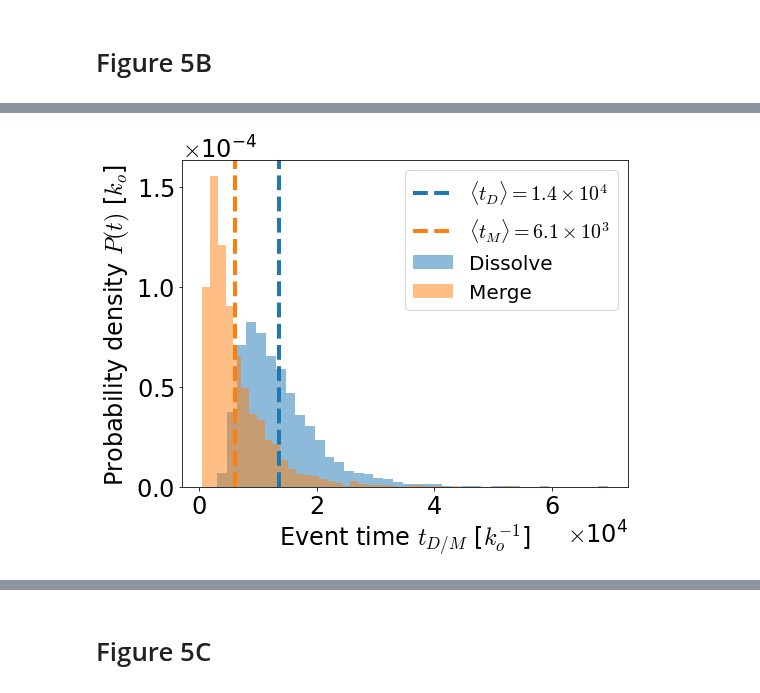
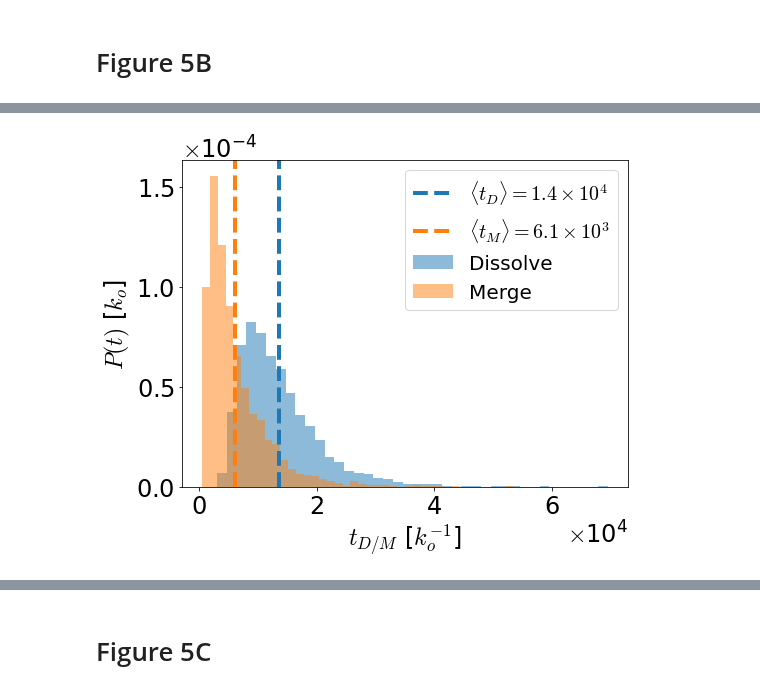
Before and after one commit to palladio11/aLENS_analysis, a Jupyter notebook: notebooks/chromatin_notebooks/Dyn_cond_figs/Figure5.ipynb, the cells around one changed output, grey strips where cells are left out. Cells and saved outputs as stored; diff of their text form; code cells hidden in the pictures.

```diff
--- a/notebooks/chromatin_notebooks/Dyn_cond_figs/Figure5.ipynb
+++ b/notebooks/chromatin_notebooks/Dyn_cond_figs/Figure5.ipynb
@@ -154,8 +157,8 @@ with h5py.File(data_path, 'r+') as h5_data:
                      label='Merge',alpha=.5)
     _ = axarr.axvline(merge_times.mean(), color='tab:orange', linewidth=4, linestyle='--',
                         label=convert_e_to_x10n(rf'$\langle t_M \rangle = ${merge_times.mean():.2g}'))
-    _ = axarr.set_xlabel('Event time $t_{D/M}$ [$k_o^{-1}$]')
-    _ = axarr.set_ylabel('Probability density $P(t)$ [$k_o$]')
+    _ = axarr.set_xlabel('$t_{D/M}$ [$k_o^{-1}$]')
+    _ = axarr.set_ylabel('$P(t)$ [$k_o$]')
 
 plt.gca().yaxis.set_major_formatter(plt.ScalarFormatter(useMathText=True))
 plt.gca().xaxis.set_major_formatter(plt.ScalarFormatter(useMathText=True))
@@ -175,37 +178,37 @@ def convert_e_to_x10n(text):
         # Split the number into the coefficient and the exponent
         coefficient, exponent = match.split('e')
         # Convert the number to 'x10^n' format
         x10n_format = rf"${coefficient}\times 10^{int(exponent)}$"
         # Replace the original number with the 'x10^n' format
         text = text.replace(match, x10n_format)
     return text
 data_path =  next(ceph_path.glob('minimal_cond_runs/24-05-17_Renger1600_lsep150_L5_nrun5000/*.h5'))
 fig, axarr = plt.subplots(1,1, figsize=(8,6), sharex=True)
 with h5py.File(data_path, 'r+') as h5_data:
     params = yaml.safe_load(h5_data.attrs['params'])
     dis_times = h5_data['dissolve_times'][...]
     merge_times = h5_data['merge_times'][...]
     _ = axarr.hist(dis_times, density=True, bins=40,
                      label='Dissolve',alpha=.5)
     _ = axarr.axvline(dis_times.mean(), color='tab:blue', linewidth=4, linestyle='--',
                         label=convert_e_to_x10n(rf'$\langle t_D \rangle = ${dis_times.mean():.2g}'))
     _ = axarr.hist(merge_times, density=True, bins=40,
                      label='Merge',alpha=.5)
     _ = axarr.axvline(merge_times.mean(), color='tab:orange', linewidth=4, linestyle='--',
                         label=convert_e_to_x10n(rf'$\langle t_M \rangle = ${merge_times.mean():.2g}'))
-    _ = axarr.set_xlabel('Event time $t_{D/M}$ [$k_o^{-1}$]')
-    _ = axarr.set_ylabel('Probability density $P(t)$ [$k_o$]')
+    _ = axarr.set_xlabel('$t_{D/M}$ [$k_o^{-1}$]')
+    _ = axarr.set_ylabel('$P(t)$ [$k_o$]')
 
 plt.gca().yaxis.set_major_formatter(plt.ScalarFormatter(useMathText=True))
 plt.gca().xaxis.set_major_formatter(plt.ScalarFormatter(useMathText=True))
 
 axarr.ticklabel_format(style='sci', axis='y', scilimits=(0,0))
 axarr.ticklabel_format(style='sci', axis='x', scilimits=(0,0))
 
 _ = axarr.legend()
-fig.savefig('Figure5/Fig5C.png', dpi=300, bbox_inches='tight')
+# fig.savefig('Figure5/Fig5C.png', dpi=300, bbox_inches='tight')
 # %% [output]
-[figure, old version]
+[figure, new version]
 # %%
 def condensate_msd(com_arr, device='cpu'):
     tcom_arr = torch.from_numpy(com_arr).to(device)
```
Also changed, not shown: parts of 3 cells of this notebook, 5 other files.
